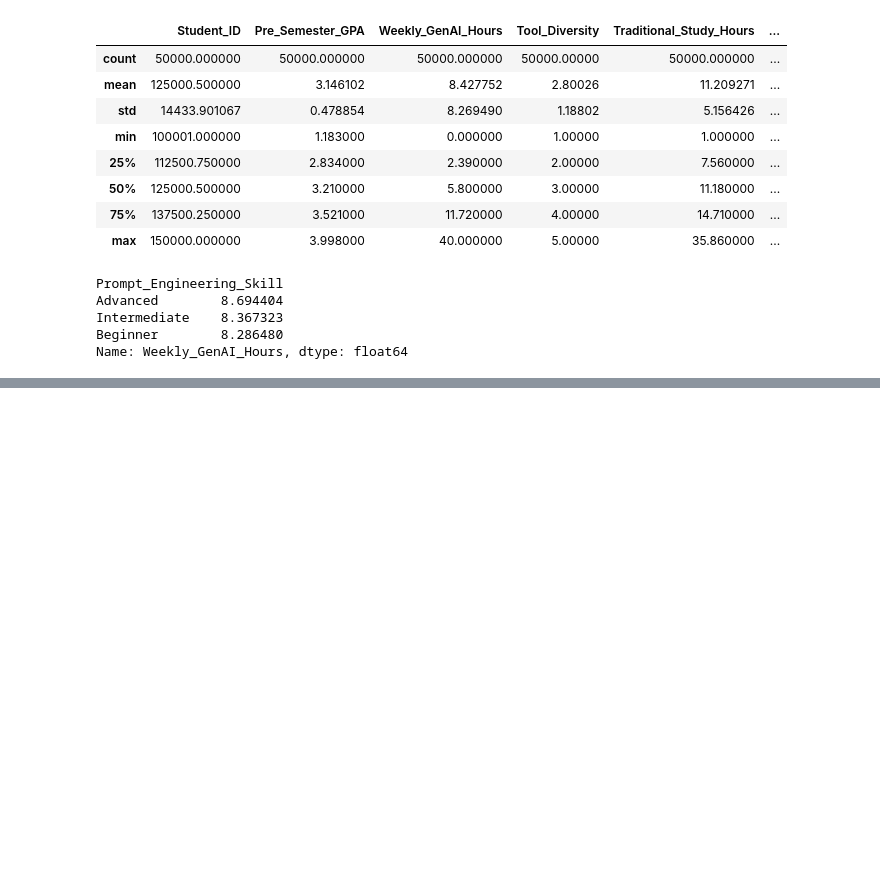
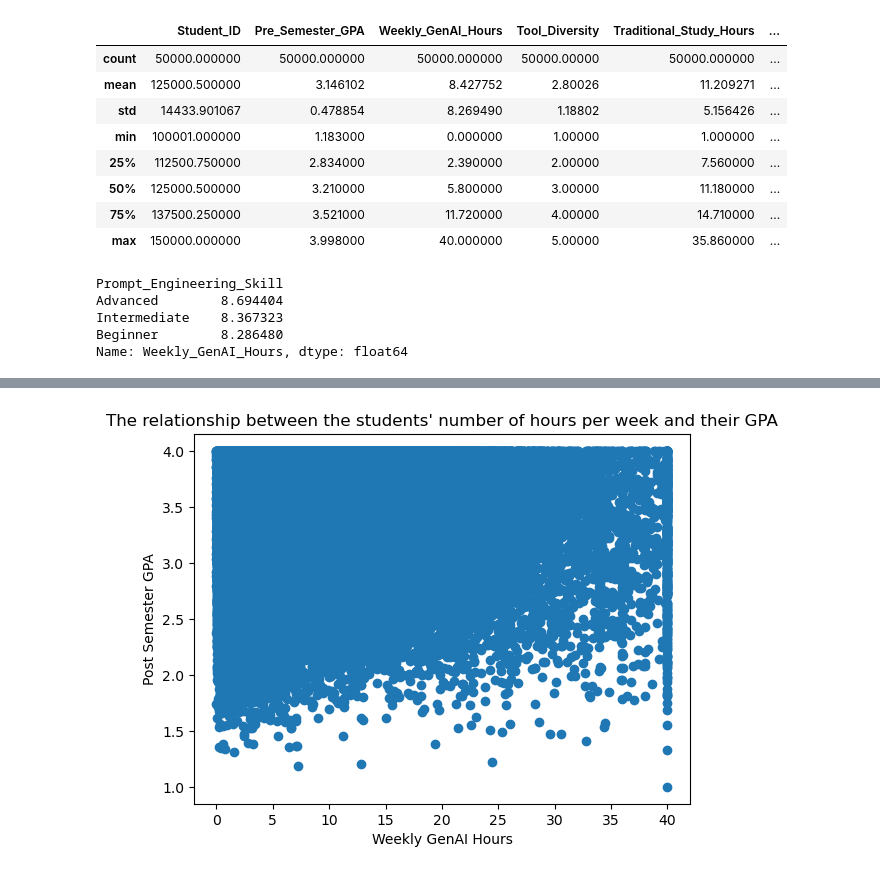
Before and after one commit to Summer-2026-Coding-Club/data-science-fundamentals, a Jupyter notebook: ai_impact_on_students.ipynb, the cells around one changed output, grey strips where cells are left out. Cells and saved outputs as stored; diff of their text form; code cells hidden in the pictures; blank space fills up the shorter version.

```diff
--- a/ai_impact_on_students.ipynb
+++ b/ai_impact_on_students.ipynb
@@ -100,0 +125,8 @@ Name: Weekly_GenAI_Hours, dtype: float64
+# %%
+plt.scatter(ai_student_impact['Weekly_GenAI_Hours'], ai_student_impact["Post_Semester_GPA"])
+plt.xlabel("Weekly GenAI Hours")
+plt.ylabel("Post Semester GPA")
+plt.title("The relationship between the students' number of hours per week and their GPA")
+plt.show()
+# %% [output]
+[figure, added]
```
Also changed, not shown: parts of 6 cells of this notebook, 1 other file.
